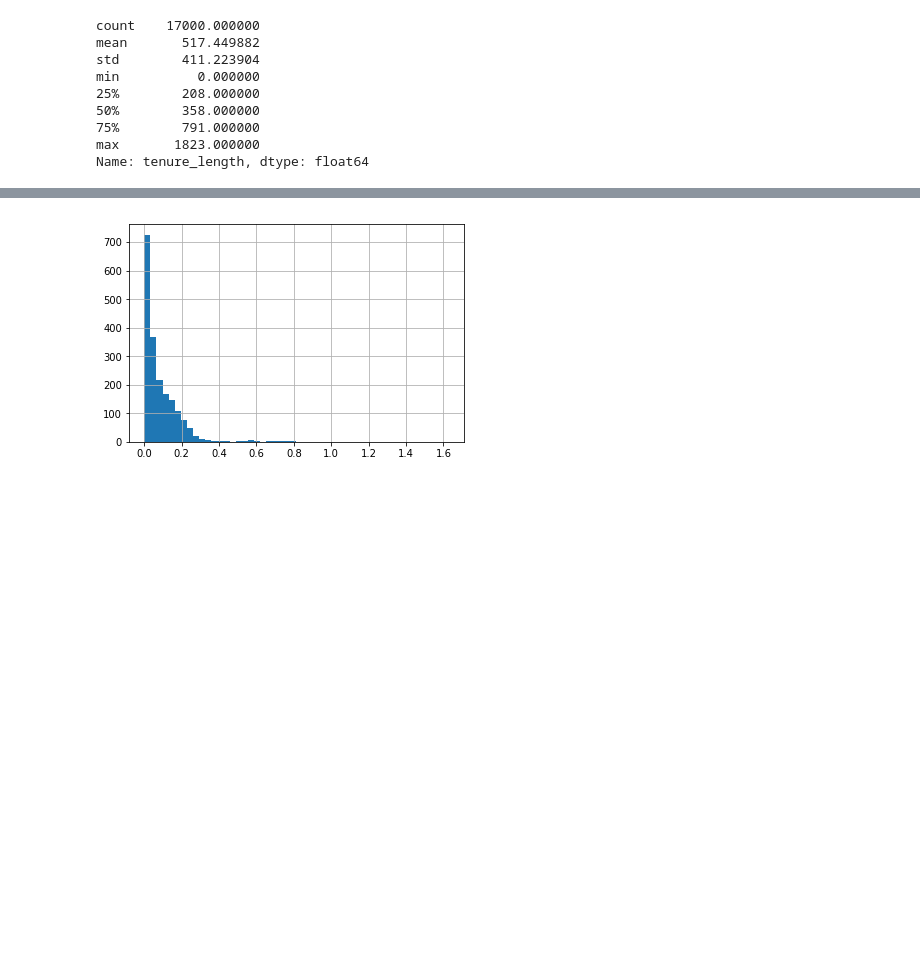
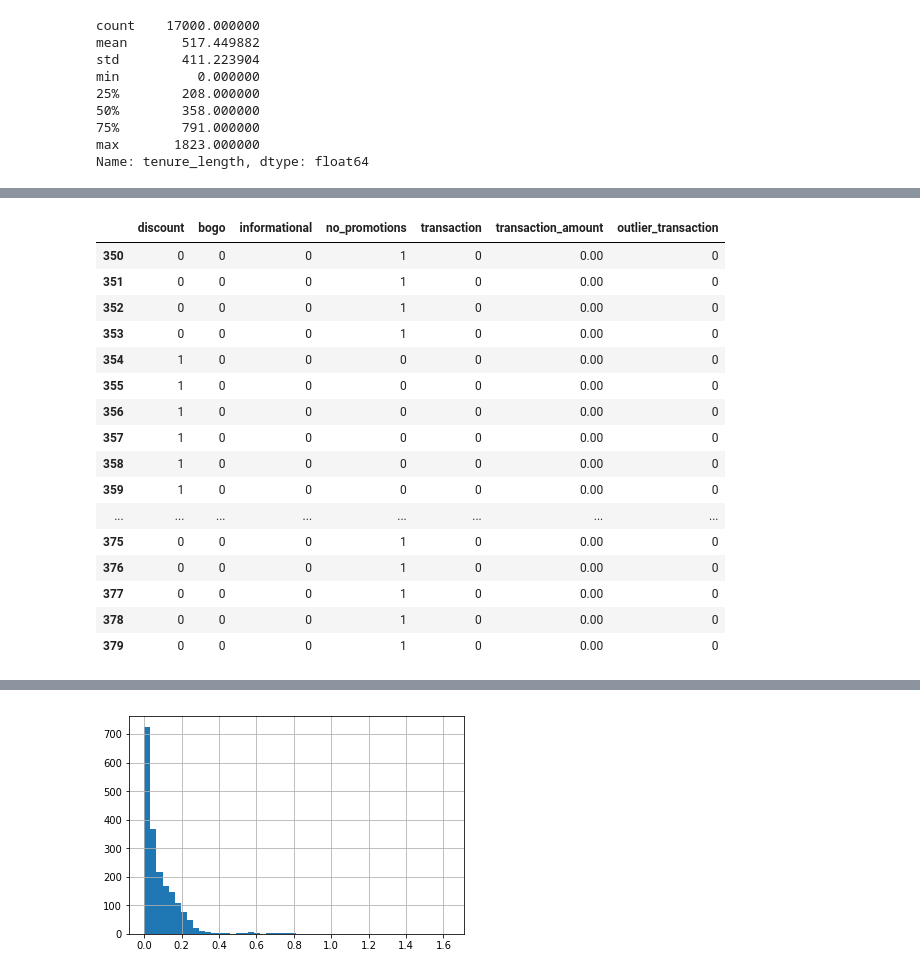
Before and after one commit to keigito/Starbucks_Customer_Analysis, a Jupyter notebook: Starbucks_Capstone_notebook.ipynb, the cells around one changed output, grey strips where cells are left out. Cells and saved outputs as stored; diff of their text form; code cells hidden in the pictures; blank space fills up the shorter version.

Commit message:
fix: fixed the df_timetable index bug

```diff
--- a/Starbucks_Capstone_notebook.ipynb
+++ b/Starbucks_Capstone_notebook.ipynb
@@ -686,0 +722,57 @@ profile["bogo_avg_view_to_complete_time"] = bogo_avg_view_to_complete_time_list
+# %%
+informational_successful_offer_ids, informational_successful_offer_received_times, informational_successful_offer_viewed_times, informational_successful_offer_completed_times, informational_successful_offer_end_times, informational_successful_offer_types, informational_receive_to_view_time, informational_view_to_complete_time = compute_successful_discounts_by_type(customer_id, "informational")
+# %%
+successful_offer_ids = discount_successful_offer_ids + bogo_successful_offer_ids + informational_successful_offer_ids
+successful_offer_viewed_times = discount_successful_offer_viewed_times + bogo_successful_offer_viewed_times + informational_successful_offer_viewed_times
+successful_offer_completed_times = discount_successful_offer_completed_times + bogo_successful_offer_completed_times + informational_successful_offer_end_times # using end times for informational offers since there is no completion times
+successful_offer_types = discount_successful_offer_types + bogo_successful_offer_types + informational_successful_offer_types
+# %%
+offer_time_list = [[], [], []] # a list of lists to record when discount and bogo offers were in effect, the first list contains the beginning time, and the second list contains the ending time, and the last contains the type of offer (informational or discount/bogo)
+
+# create a time table to fill when offers were in effect
+number_of_days = 30
+duration_hours = number_of_days * 24
+df_timetable = pd.DataFrame(0, index=np.arange(duration_hours), columns=["discount", "bogo", "informational", "no_promotions", "transaction", "transaction_amount", "outlier_transaction"])
+
+# record the discount, bogo, informational offers in effect
+for i in range(len(successful_offer_ids)):
+    offer_type = successful_offer_types[i]
+    start_time = successful_offer_viewed_times[i]
+    end_time = successful_offer_completed_times[i]
+    if offer_type == "discount":
+        df_timetable.iloc[start_time:end_time + 1, 0] += 1
+    elif offer_type == "bogo":
+        df_timetable.iloc[start_time:end_time + 1, 1] += 1
+    else:
+        df_timetable.iloc[start_time:end_time + 1, 2] += 1
+
+# calculate when there were no offers in effect
+df_timetable["no_promotions"] = np.where(((df_timetable["discount"] + df_timetable["bogo"] + df_timetable["informational"]) == 0), 1, 0)
+# %%
+# add the customer's transaction history and amount
+transaction_time = df_single_customer_transcript[df_single_customer_transcript["event_type_transaction"] == 1]["time"].values
+transaction_amount = df_single_customer_transcript[df_single_customer_transcript["event_type_transaction"] == 1]["transaction_amount"].values
+
+for i in range(len(transaction_time)):
+    df_timetable.iloc[transaction_time[i], 4] = 1
+    df_timetable.iloc[transaction_time[i], 5] = transaction_amount[i]
+# %%
+df_timetable.iloc[350:380]
+# %% [output]
+|  | discount | bogo | informational | no_promotions | transaction | transaction_amount | outlier_transaction |
+| 350 | 0 | 0 | 0 | 1 | 0 | 0.00 | 0 |
+| 351 | 0 | 0 | 0 | 1 | 0 | 0.00 | 0 |
+| 352 | 0 | 0 | 0 | 1 | 0 | 0.00 | 0 |
+| 353 | 0 | 0 | 0 | 1 | 0 | 0.00 | 0 |
+| 354 | 1 | 0 | 0 | 0 | 0 | 0.00 | 0 |
+| 355 | 1 | 0 | 0 | 0 | 0 | 0.00 | 0 |
+| 356 | 1 | 0 | 0 | 0 | 0 | 0.00 | 0 |
+| 357 | 1 | 0 | 0 | 0 | 0 | 0.00 | 0 |
+| 358 | 1 | 0 | 0 | 0 | 0 | 0.00 | 0 |
+| 359 | 1 | 0 | 0 | 0 | 0 | 0.00 | 0 |
+| ... | ... | ... | ... | ... | ... | ... | ... |
+| 375 | 0 | 0 | 0 | 1 | 0 | 0.00 | 0 |
+| 376 | 0 | 0 | 0 | 1 | 0 | 0.00 | 0 |
+| 377 | 0 | 0 | 0 | 1 | 0 | 0.00 | 0 |
+| 378 | 0 | 0 | 0 | 1 | 0 | 0.00 | 0 |
+| 379 | 0 | 0 | 0 | 1 | 0 | 0.00 | 0 |
```
Also changed, not shown: parts of 12 cells of this notebook.
